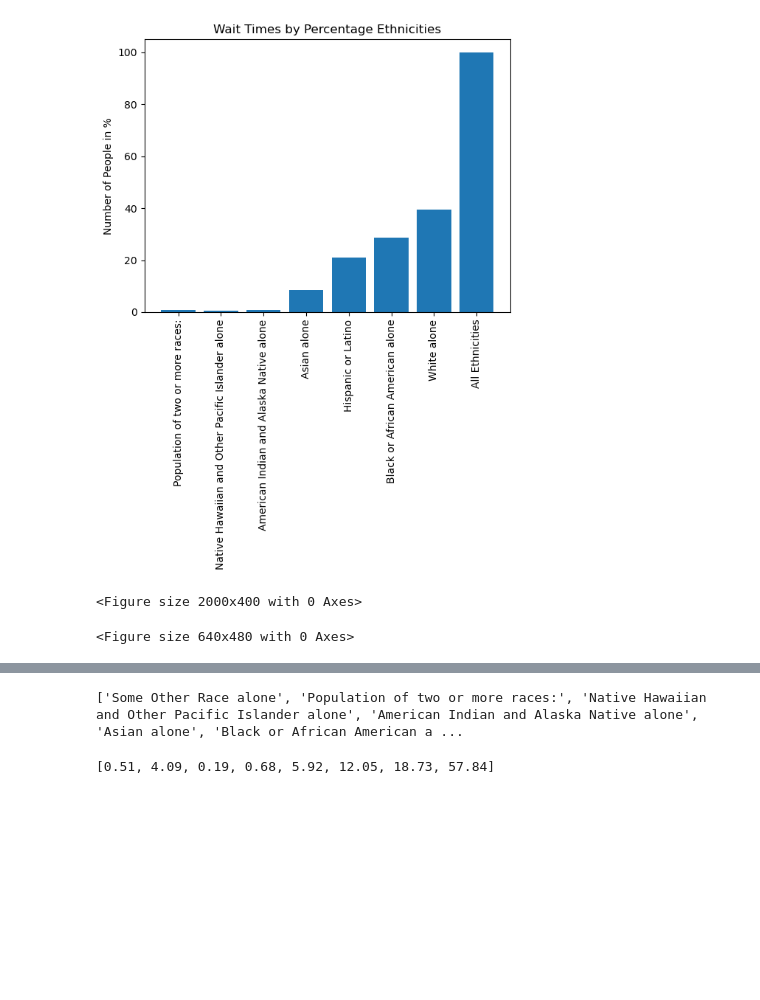
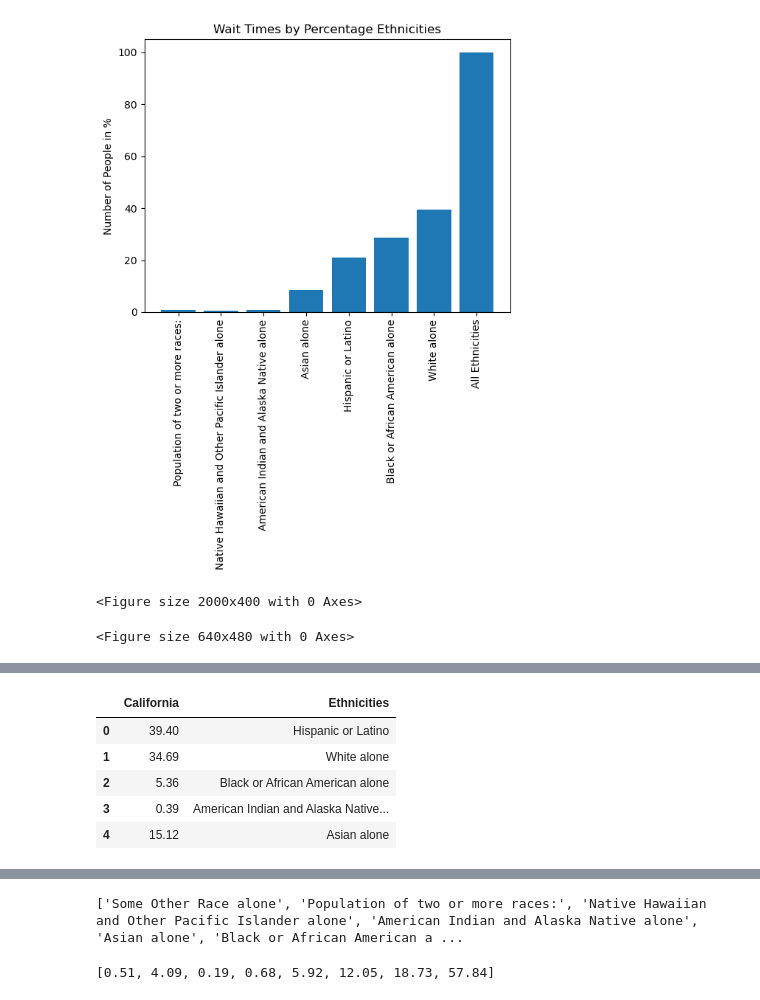
Before and after one commit to mwsierzega/Project3, a Jupyter notebook: Data_Census_OPTN.ipynb, the cells around one changed output, grey strips where cells are left out. Drawn from its saved outputs; the diff is of its cells as text; code cells hidden in the pictures; blank space fills up the shorter version.

```diff
--- a/Data_Census_OPTN.ipynb
+++ b/Data_Census_OPTN.ipynb
@@ -544,0 +620,9 @@ df_e = pd.read_csv('output/census_eth_df_percent.csv')
+# %%
+California_ethn.head()
+# %% [output]
+|  | California | Ethnicities |
+| 0 | 39.40 | Hispanic or Latino |
+| 1 | 34.69 | White alone |
+| 2 | 5.36 | Black or African American alone |
+| 3 | 0.39 | American Indian and Alaska Native... |
+| 4 | 15.12 | Asian alone |
```
Also changed, not shown: parts of 13 cells of this notebook, 14 other files.
